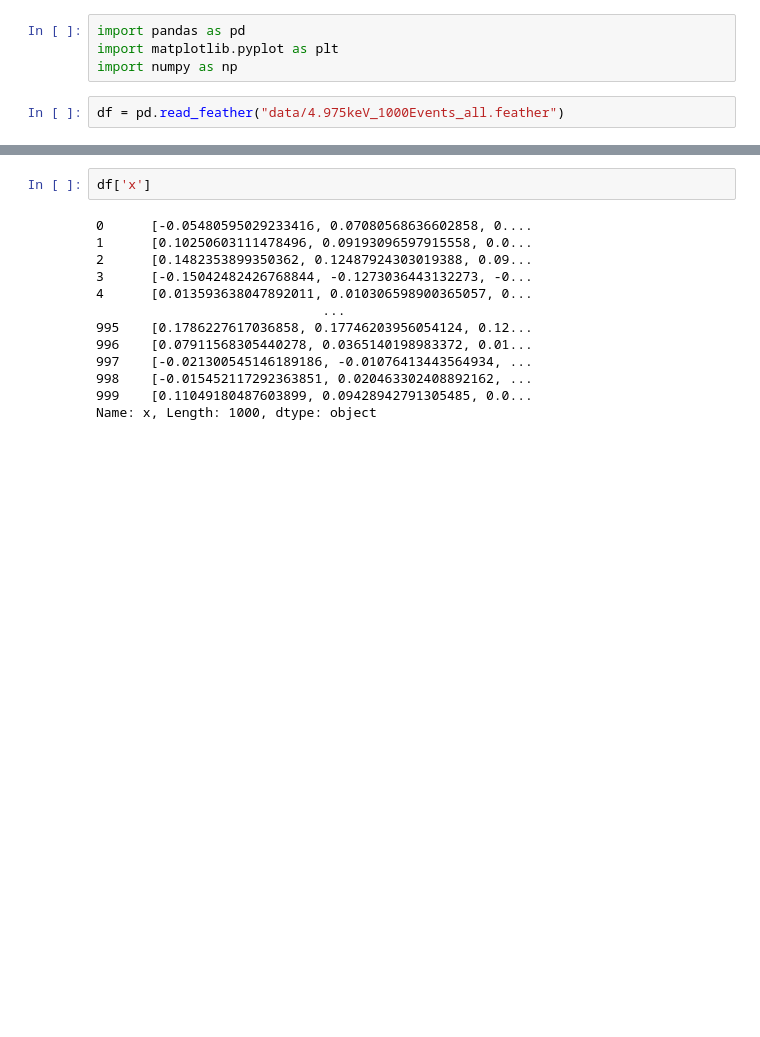
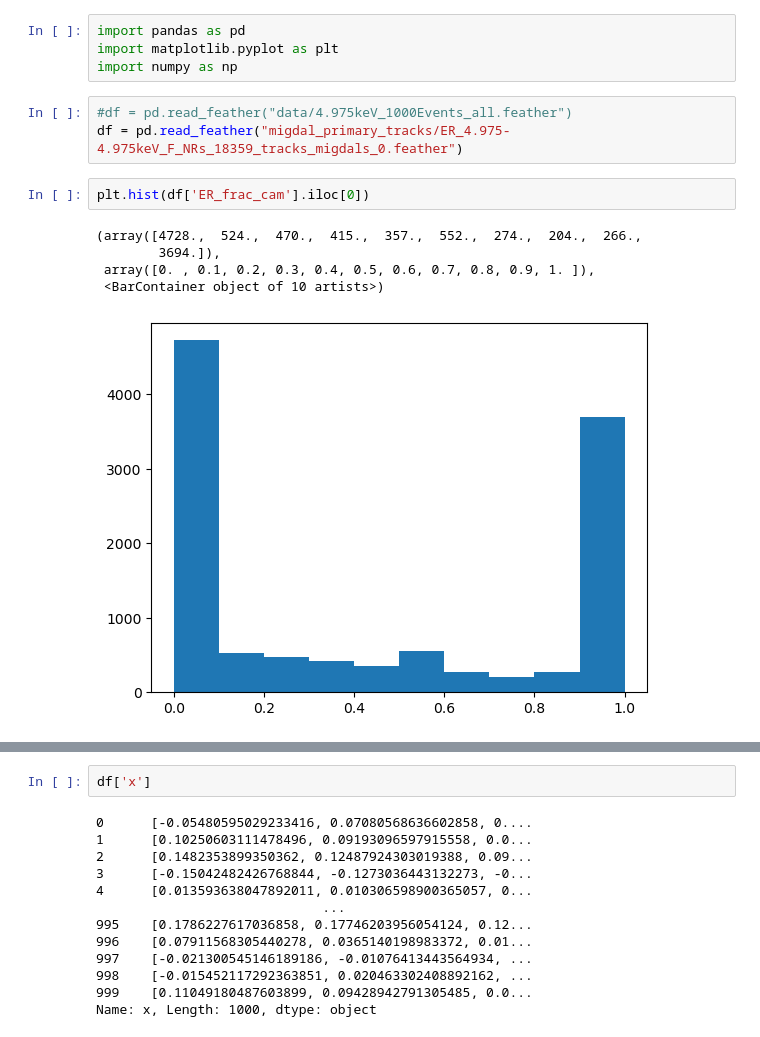
Before and after one commit to jschuel/MIGDAL_simulator, a Jupyter notebook: plot_output.ipynb, the cells around one changed output, grey strips where cells are left out. Cells and saved outputs as stored; diff of their text form; blank space fills up the shorter version.

```diff
--- a/plot_output.ipynb
+++ b/plot_output.ipynb
@@ -3,4 +3,13 @@ import pandas as pd
 import matplotlib.pyplot as plt
 import numpy as np
 # %%
-df = pd.read_feather("data/4.975keV_1000Events_all.feather")
+#df = pd.read_feather("data/4.975keV_1000Events_all.feather")
+df = pd.read_feather("migdal_primary_tracks/ER_4.975-4.975keV_F_NRs_18359_tracks_migdals_0.feather")
+# %%
+plt.hist(df['ER_frac_cam'].iloc[0])
+# %% [output]
+(array([4728.,  524.,  470.,  415.,  357.,  552.,  274.,  204.,  266.,
+        3694.]),
+ array([0. , 0.1, 0.2, 0.3, 0.4, 0.5, 0.6, 0.7, 0.8, 0.9, 1. ]),
+ <BarContainer object of 10 artists>)
+[figure, added]
```
Also changed, not shown: parts of 11 cells of this notebook, 2 other files.
